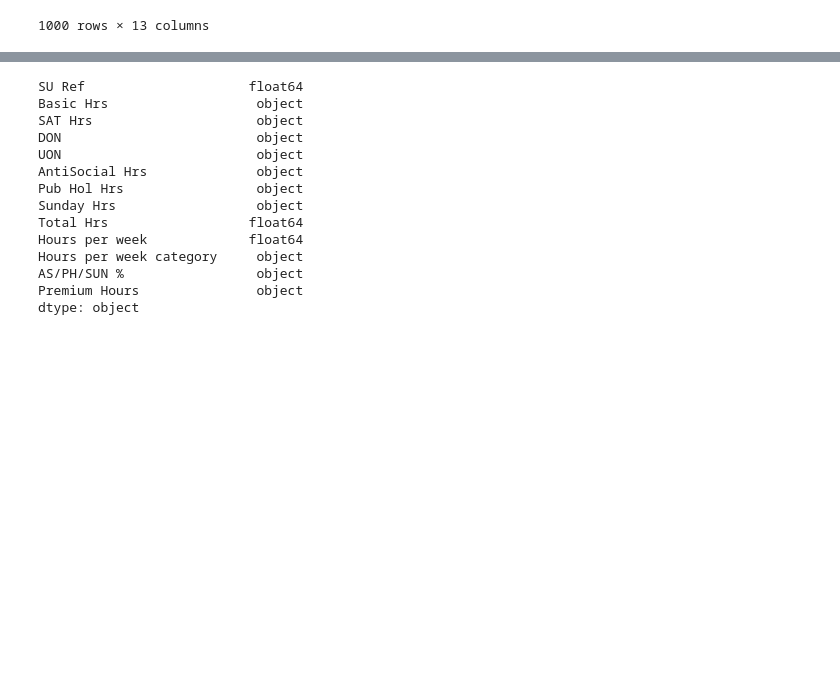
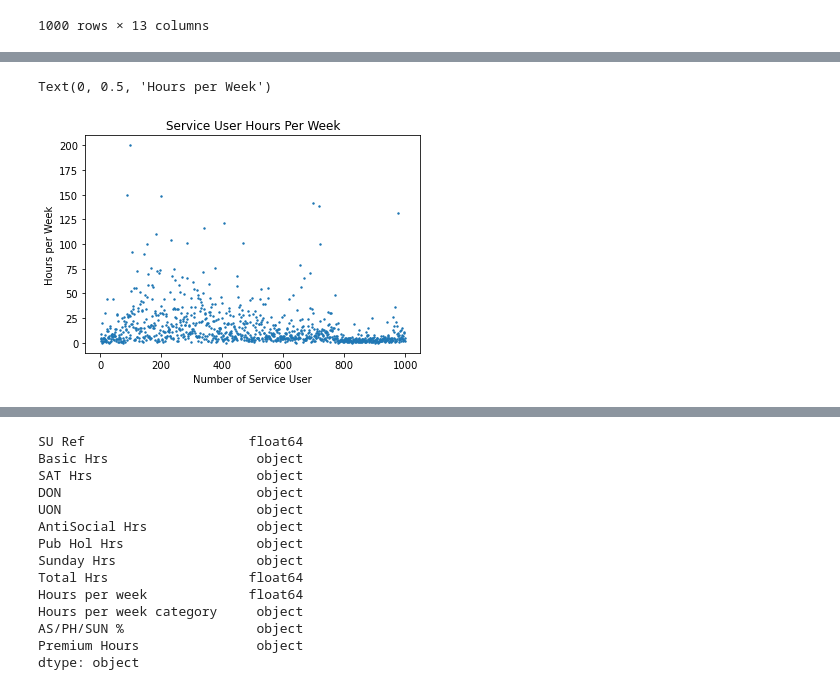
Before and after one commit to Outlier22/UCDPA, a Jupyter notebook: ProjectMD.ipynb, the cells around one changed output, grey strips where cells are left out. Saved outputs shown, nothing was run; the diff lists cells and outputs as text; code cells hidden in the pictures; blank space fills up the shorter version.

```diff
--- a/ProjectMD.ipynb
+++ b/ProjectMD.ipynb
@@ -20,0 +27,3 @@ pahours
+# %%
+pahours = pd.read_csv('Project_CSV.csv')
+pahours.head()
@@ -20,0 +37,8 @@ pahours
+# %%
+plt.scatter(x=pahours['SU Ref'], y=pahours['Hours per week'], s=2)
+plt.title('Service User Hours Per Week')
+plt.xlabel('Number of Service User')
+plt.ylabel('Hours per Week')
+# %% [output]
+Text(0, 0.5, 'Hours per Week')
+[figure, added]
```
Also changed, not shown: parts of 31 cells of this notebook.
